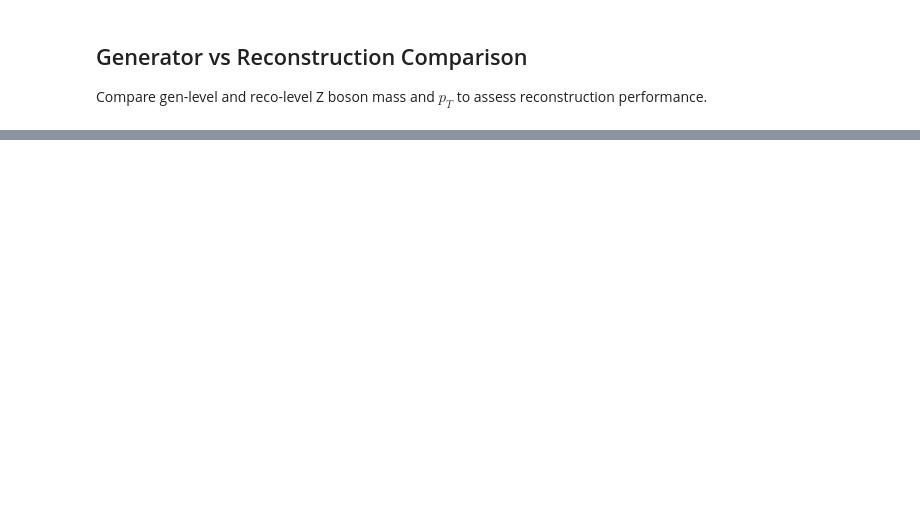
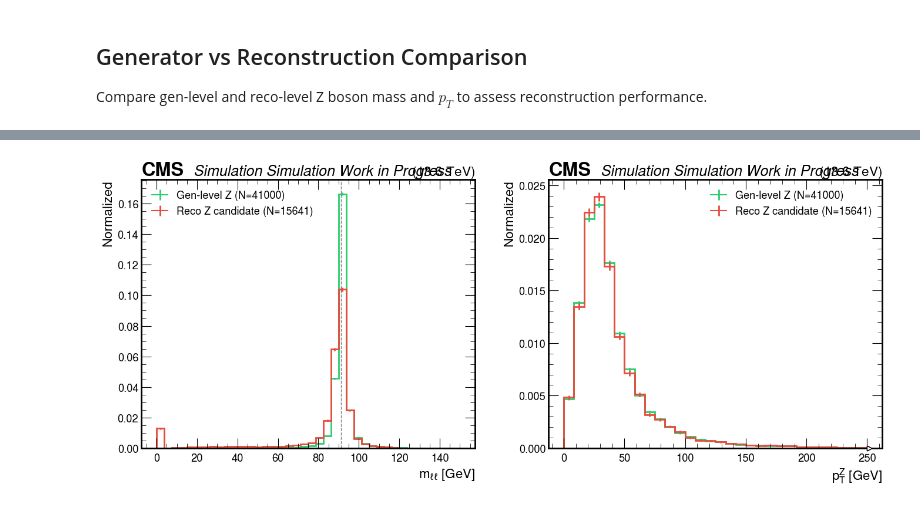
Before and after one commit to philippgadow/cms-hza-eventproducer, a Jupyter notebook: 02_signal_production/notebooks/signal_validation.ipynb, the cells around one changed output, grey strips where cells are left out. Saved outputs shown, nothing was run; the diff lists cells and outputs as text; code cells hidden in the pictures; blank space fills up the shorter version.

```diff
--- a/02_signal_production/notebooks/signal_validation.ipynb
+++ b/02_signal_production/notebooks/signal_validation.ipynb
@@ -1289,0 +1683,34 @@ save_and_show(fig, "gen_vs_reco_z.png")
+# %%
+# ── Gen vs Reco comparison (normalized to unit area) ───────────────────────────
+fig, axes = plt.subplots(1, 2, figsize=(14, 6))
+
+# Z mass: gen vs reco (normalized)
+h_gen_n = hist.Hist(hist.axis.Regular(40, 0, 150, label=r"$m_{\ell\ell}$ [GeV]"))
+h_reco_n = hist.Hist(hist.axis.Regular(40, 0, 150, label=r"$m_{\ell\ell}$ [GeV]"))
+h_gen_n.fill(z_m)
+h_reco_n.fill(z_mass_arr)
+hep.histplot(h_gen_n, ax=axes[0], histtype="step", linewidth=2, color="#2ecc71",
+             label=f"Gen-level Z (N={len(z_m)})", density=True)
+hep.histplot(h_reco_n, ax=axes[0], histtype="step", linewidth=2, color="#e74c3c",
+             label=f"Reco Z candidate (N={len(z_mass_arr)})", density=True)
+axes[0].axvline(91.2, color="black", linestyle="--", linewidth=1, alpha=0.5)
+axes[0].set_ylabel("Normalized")
+axes[0].legend(fontsize=13)
+cms_label(axes[0])
+
+# Z pT: gen vs reco (normalized)
+h_gen_pt_n = hist.Hist(hist.axis.Regular(30, 0, 250, label=r"$p_T^{Z}$ [GeV]"))
+h_reco_pt_n = hist.Hist(hist.axis.Regular(30, 0, 250, label=r"$p_T^{Z}$ [GeV]"))
+h_gen_pt_n.fill(z_pt_gen)
+h_reco_pt_n.fill(z_pt_arr)
+hep.histplot(h_gen_pt_n, ax=axes[1], histtype="step", linewidth=2, color="#2ecc71",
+             label=f"Gen-level Z (N={len(z_pt_gen)})", density=True)
+hep.histplot(h_reco_pt_n, ax=axes[1], histtype="step", linewidth=2, color="#e74c3c",
+             label=f"Reco Z candidate (N={len(z_pt_arr)})", density=True)
+axes[1].set_ylabel("Normalized")
+axes[1].legend(fontsize=13)
+cms_label(axes[1])
+
+save_and_show(fig, "gen_vs_reco_z_normalized.png")
+# %% [output]
+[figure, added]
```
Also changed, not shown: parts of 26 cells of this notebook, 1 other file.
